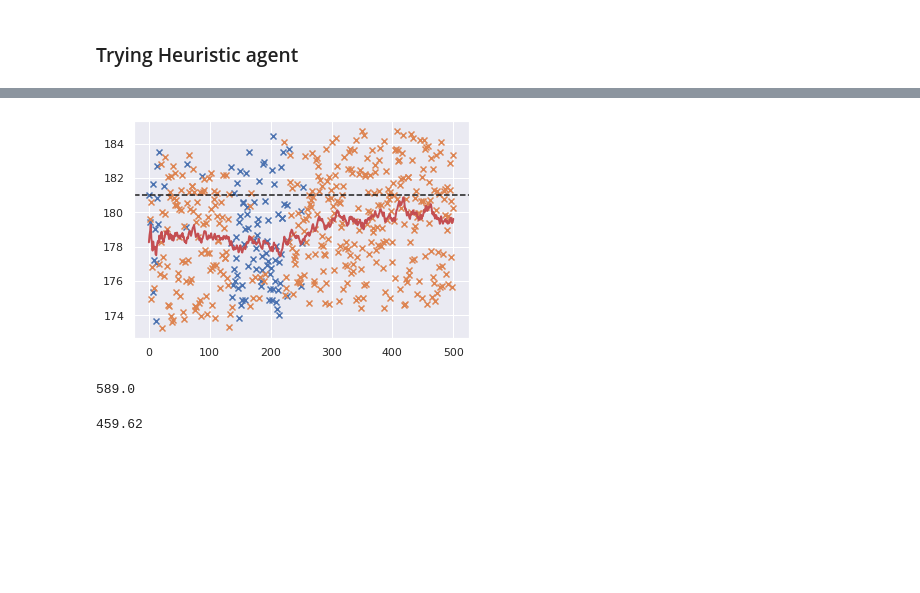
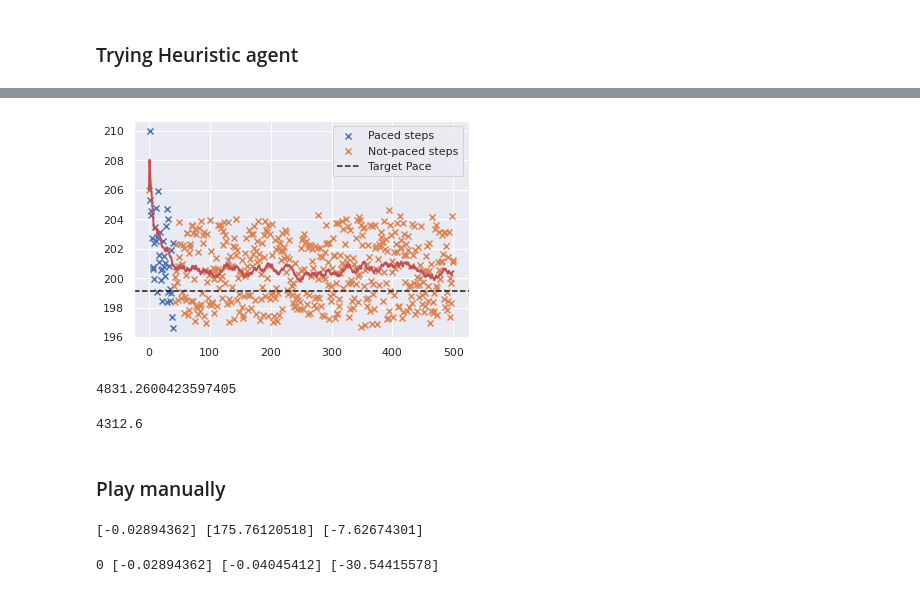
Before and after one commit to jemolano1498/OPPOSD_algorithm, a Jupyter notebook: data_analysis/REINFORCE_running.ipynb, the cells around one changed output, grey strips where cells are left out. Cells and saved outputs as stored; diff of their text form; code cells hidden in the pictures; blank space fills up the shorter version.

```diff
--- a/data_analysis/REINFORCE_running.ipynb
+++ b/data_analysis/REINFORCE_running.ipynb
@@ -27,6 +27,7 @@ DEVICE = "cuda" if torch.cuda.is_available() else "cpu"
 
 FRAMES = 500
 pref_pace = 181
+target_pace = pref_pace*1.1
 # %%
 #Using a neural network to learn our policy parameters
 class PolicyNetwork(nn.Module):
@@ -104,13 +105,13 @@ for episode in tqdm(range(NUM_EPISODES)):
 
     # reset environment, initiable variables
     env.reset()
-    state = env.step(0)[1]
+    state = env.step(0)[0]
     rewards = []
     log_probs = []
     score = 0
 
     # generate episode
-    for step in range(FRAMES):
+    while env.steps < FRAMES:
         # env.render()
 
         # select action
@@ -255,7 +254,6 @@ class HeuristicAgent:
 
     def select_action(self, state):
         avg_pace = state[0]
-        remaining_activation = state[1]
         action = 0
 
         # Initial waiting time
@@ -264,9 +262,17 @@ class HeuristicAgent:
             if self.initial_wait == 0:
                 self.initial_completed = True
 
-        if abs(avg_pace) > 15e-3:
-            if (remaining_activation == -1) | (remaining_activation > 0.5):
-                action = 1
+        if abs(avg_pace) > 27e-3:
+            action = 4
+
+        elif abs(avg_pace) > 22e-3:
+            action = 3
+
+        elif abs(avg_pace) > 15e-3:
+            action = 2
+
+        elif abs(avg_pace) > 11e-3:
+            action = 1
 
         return action
 # %%
@@ -277,40 +283,33 @@ print(heuristic_agent.select_action([0.013, -1]))
 # %%
+heuristic_agent = HeuristicAgent()
 env.reset()
-heuristic_agent = HeuristicAgent()
-state_traj = np.empty(0)
-state = env.step(0, pref_pace)[1]
-pace = np.empty(0)
-rewards = np.empty(0)
-env_pacing = np.empty(0)
-pacing = []
+state = env.step(0)[0]
 
-for y in range(500):
+while env.steps < FRAMES:
     action = heuristic_agent.select_action(state)
-    current_pace, new_state, reward, real_pacing, done = env.step(action, pref_pace)
-    state_traj = np.append(state_traj, (new_state[0]+1)*pref_pace)
-    pace = np.append(pace, current_pace)
-    rewards = np.append(rewards, reward)
-    env_pacing = np.append(env_pacing, real_pacing)
+    new_state, reward, _ = env.step(action)
+    # if action != 0:
+    #     print(action, state, new_state, reward)
     state = new_state
-    pacing.append(action)
 
-x = np.linspace(0, len(pacing), len(pacing))
-# plt.scatter(x[np.array(pacing)==1], np.array(pace)[np.array(pacing)==1], marker="x", label='Paced steps')
-# plt.scatter(x[np.array(pacing)==0], np.array(pace)[np.array(pacing)==0], marker="x", label='Not-paced steps')
+x = np.linspace(0, len(env.env_pacing), len(env.env_pacing))
+plt.scatter(x[np.array(env.env_pacing)==1], np.array(env.pace)[np.array(env.env_pacing)==1], marker="x", label='Paced steps')
+plt.scatter(x[np.array(env.env_pacing)==0], np.array(env.pace)[np.array(env.env_pacing)==0], marker="x", label='Not-paced steps')
 
 
-plt.scatter(x[np.array(env_pacing)==1], np.array(pace)[np.array(env_pacing)==1], marker="x", label='Paced steps')
-plt.scatter(x[np.array(env_pacing)==0], np.array(pace)[np.array(env_pacing)==0], marker="x", label='Not-paced steps')
+# plt.scatter(x[np.array(env_pacing)==1], np.array(pace)[np.array(env_pacing)==1], marker="x", label='Paced steps')
+# plt.scatter(x[np.array(env_pacing)==0], np.array(pace)[np.array(env_pacing)==0], marker="x", label='Not-paced steps')
 
 # plt.scatter(x[np.array(pacing)==1], np.array(pacing)[np.array(pacing)==1]*181, color='r', marker="x")
-plt.axhline(y=181, color='k', linestyle='--', label='Target Pace')
+plt.axhline(y=target_pace, color='k', linestyle='--', label='Target Pace')
 
-plt.plot(x, state_traj, 'r-', linewidth=2)
+plt.plot(x, env.state_traj, 'r-', linewidth=2)
+plt.legend()
 plt.show()
 
-print(np.sum(rewards))
+print(np.sum(env.rewards))
 # %% [output]
-[figure, old version]
+[figure, new version]
-589.0
+4831.2600423597405
 # %%
 done = False
@@ -334,4 +334,19 @@ for _ in tqdm(range(50)):
 # %%
-print(np.mean(scores))
+print(np.mean(scores_heuristic))
 # %% [output]
-459.62
+4312.6
+# %% [markdown]
+### Play manually
+# %%
+env.reset()
+state, reward, _ = env.step(0)
+print(state, (state+1)*pref_pace, reward)
+# %% [output]
+[-0.02894362] [175.76120518] [-7.62674301]
+# %%
+action= 0
+new_state, reward, done = env.step(action)
+print(action, state, new_state, reward)
+state = new_state
+# %% [output]
+0 [-0.02894362] [-0.04045412] [-30.54415578]
```
Also changed, not shown: parts of 10 cells of this notebook, 3 other files.
